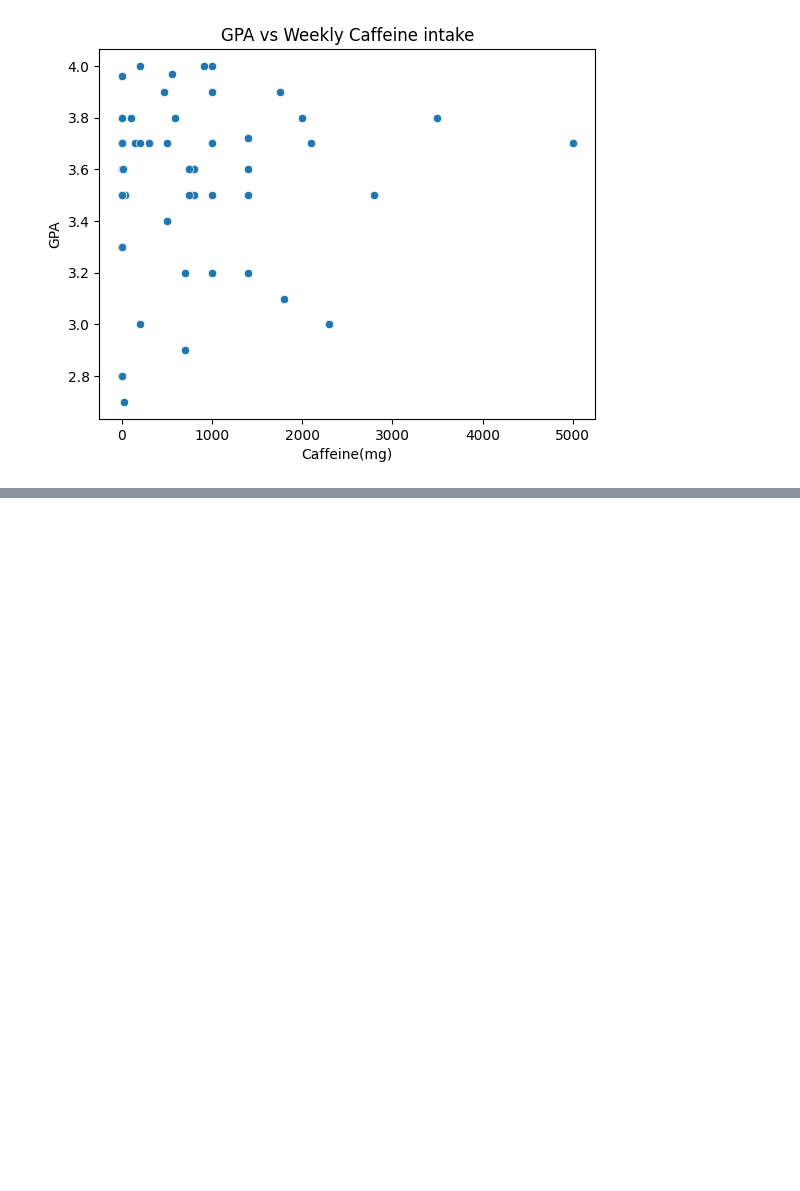
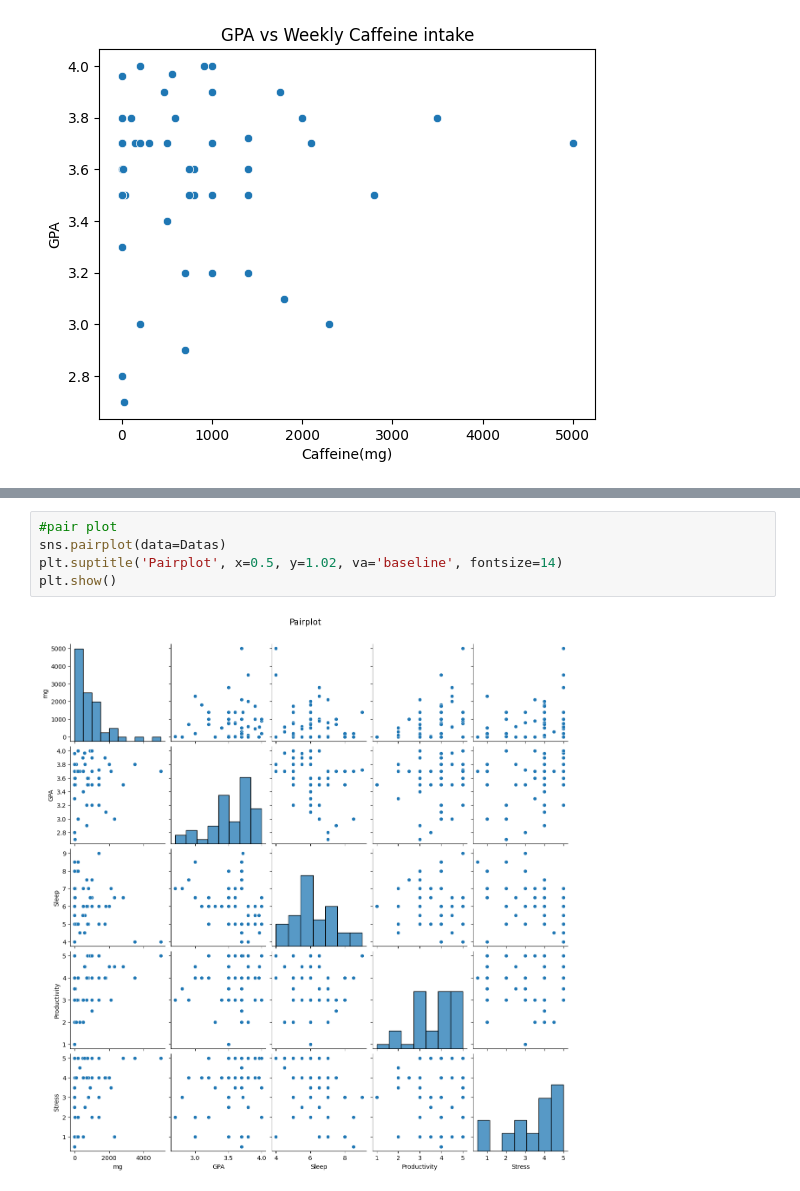
Before and after one commit to DP-baller/StatsProjectCode, a Jupyter notebook: StatsProjectCode.ipynb, the cells around one changed output, grey strips where cells are left out. Saved outputs shown, nothing was run; the diff lists cells and outputs as text; blank space fills up the shorter version.

```diff
--- a/StatsProjectCode.ipynb
+++ b/StatsProjectCode.ipynb
@@ -30,0 +31,7 @@ plt.show()
+# %%
+#pair plot
+sns.pairplot(data=Datas)
+plt.suptitle('Pairplot', x=0.5, y=1.02, va='baseline', fontsize=14)
+plt.show()
+# %% [output]
+[figure, added]
```
Also changed, not shown: parts of 3 cells of this notebook.
